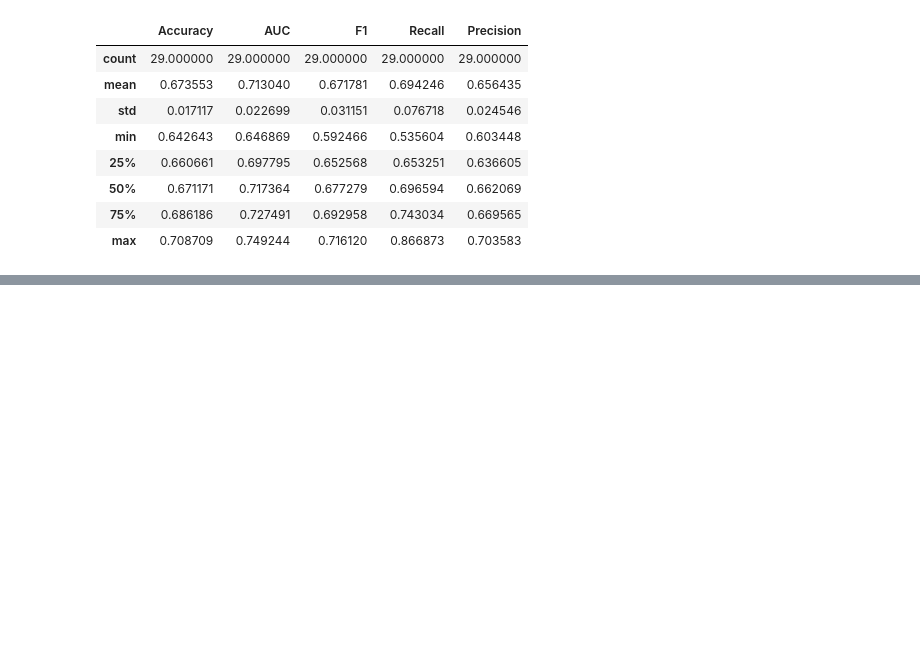
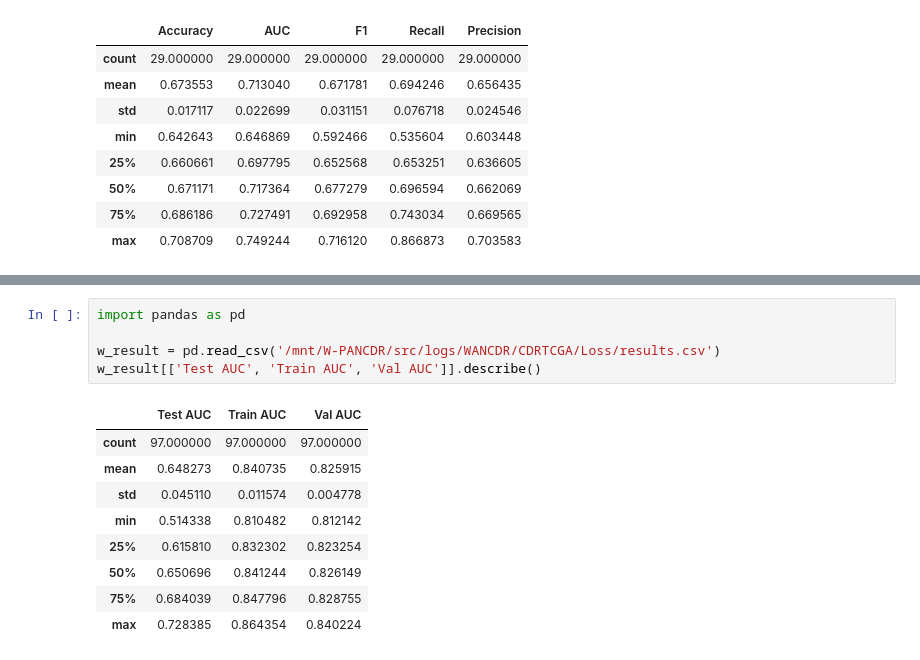
Before and after one commit to gkswns3708/W-PANCDR, a Jupyter notebook: src/summary.ipynb, the cells around one changed output, grey strips where cells are left out. Drawn from its saved outputs; the diff is of its cells as text; blank space fills up the shorter version.

```diff
--- a/src/summary.ipynb
+++ b/src/summary.ipynb
@@ -92,0 +123,15 @@ p_result.drop(columns=['Iteration']).describe()
+# %%
+import pandas as pd
+
+w_result = pd.read_csv('/mnt/W-PANCDR/src/logs/WANCDR/CDRTCGA/Loss/results.csv')
+w_result[['Test AUC', 'Train AUC', 'Val AUC']].describe()
+# %% [output]
+|  | Test AUC | Train AUC | Val AUC |
+| count | 97.000000 | 97.000000 | 97.000000 |
+| mean | 0.648273 | 0.840735 | 0.825915 |
+| std | 0.045110 | 0.011574 | 0.004778 |
+| min | 0.514338 | 0.810482 | 0.812142 |
+| 25% | 0.615810 | 0.832302 | 0.823254 |
+| 50% | 0.650696 | 0.841244 | 0.826149 |
+| 75% | 0.684039 | 0.847796 | 0.828755 |
+| max | 0.728385 | 0.864354 | 0.840224 |
```
Also changed, not shown: parts of 4 cells of this notebook, 20 other files.
